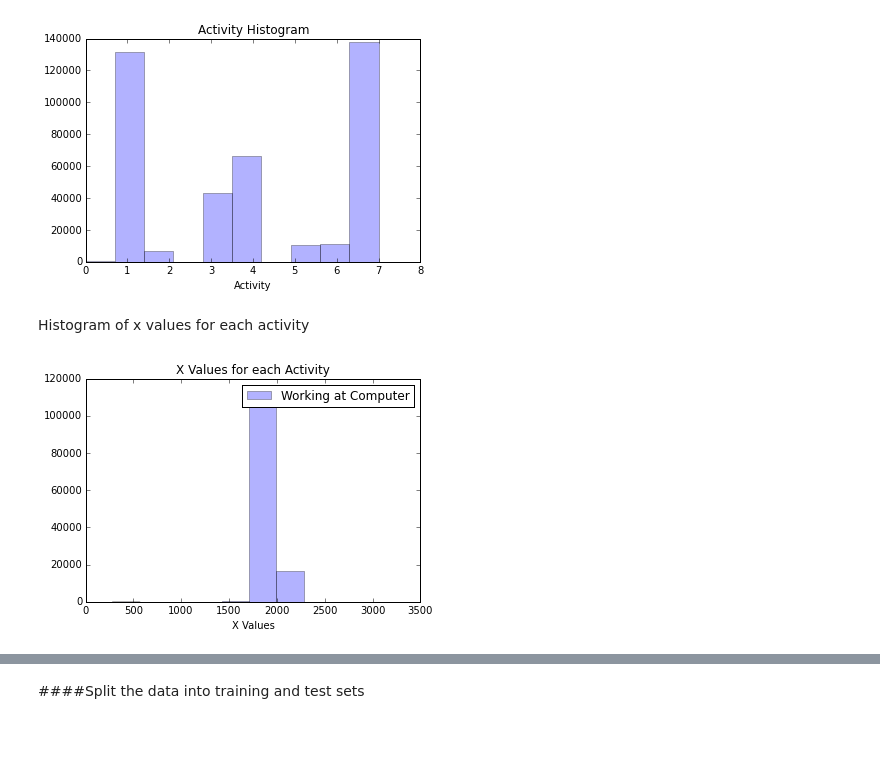
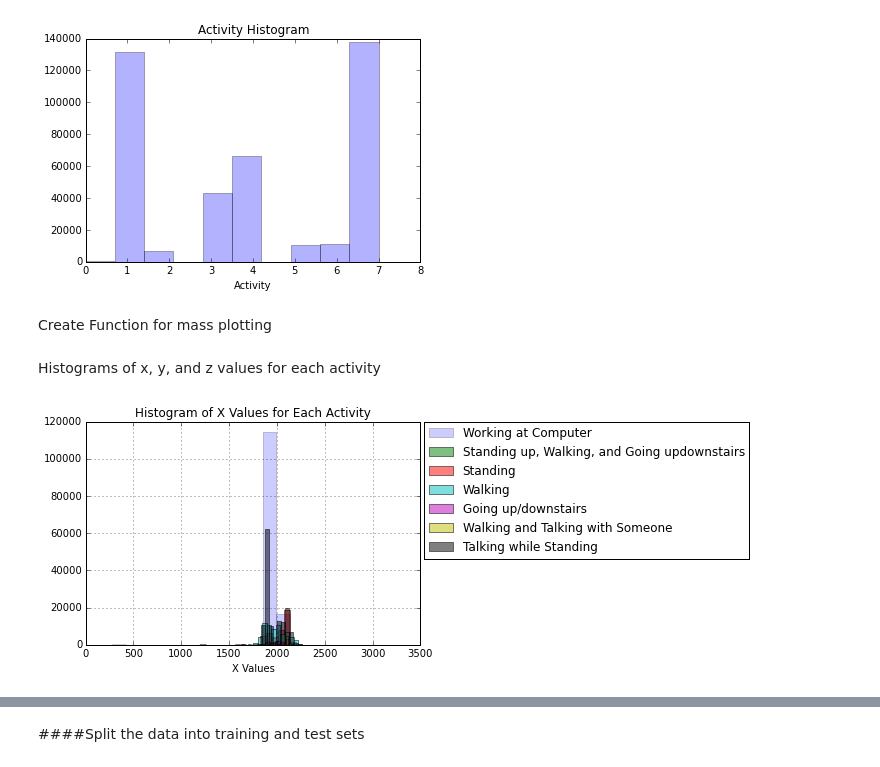
Before and after one commit to molliemarie/DS-Projects, a Jupyter notebook: Accelerometer/accelerometer2.ipynb, the cells around one changed output, grey strips where cells are left out. Drawn from its saved outputs; the diff is of its cells as text; code cells hidden in the pictures; blank space fills up the shorter version.

Commit message:
added histograms for each feature

```diff
--- a/Accelerometer/accelerometer2.ipynb
+++ b/Accelerometer/accelerometer2.ipynb
@@ -310,6 +310,8 @@ pl.title('Activity Histogram')
 pl.show()
 # %% [output]
 [figure]
+# %% [markdown]
+Create Function for mass plotting
 # %%
 df1=df[df['activity']==1]
 df2=df[df['activity']==2]
@@ -321,19 +323,35 @@ df7=df[df['activity']==7]
 # df1.to_csv('df1.csv')
 # df2.to_csv('df2.csv')
 # df3.to_csv('df3.csv')
+# %%
+def plotfigs(value, x_label, title):
+    df1[value].hist(label = 'Working at Computer', alpha = 0.2, bins=20)
+    df2[value].hist(label = 'Standing up, Walking, and Going updownstairs', alpha = 0.5, bins=20)
+    df3[value].hist(label = 'Standing', alpha = 0.5, bins=20)
+    df4[value].hist(label = 'Walking', alpha = 0.5, bins=20)
+    df5[value].hist(label = 'Going up/downstairs', alpha = 0.5, bins=20)
+    df6[value].hist(label = 'Walking and Talking with Someone', alpha = 0.5, bins=20)
+    df7[value].hist(label = 'Talking while Standing', alpha = 0.5, bins=20)
+    pl.xlabel(x_label)
+    pl.legend(bbox_to_anchor=(2.0, 1.025))
+    pl.title(title)
+    pl.show()
+
+# def plotfigs(value, x_label, title):
+#     (df1[value]/len(df1)).hist(label = 'Working at Computer', alpha = 0.2)
+#     (df2[value]/len(df2)).hist(label = 'Standing up, Walking, and Going updownstairs', alpha = 0.5)
+#     (df3[value]/len(df3)).hist(label = 'Standing', alpha = 0.5)
+#     (df4[value]/len(df4)).hist(label = 'Walking', alpha = 0.5)
+#     (df5[value]/len(df5)).hist(label = 'Going up/downstairs', alpha = 0.5)
+#     (df6[value]/len(df6)).hist(label = 'Walking and Talking with Someone', alpha = 0.5)
+#     (df7[value]/len(df7)).hist(label = 'Talking while Standing', alpha = 0.5)
+#     pl.xlabel(x_label)
+#     pl.legend(bbox_to_anchor=(2.0, 1.025))
+#     pl.title(title)
+#     pl.show()
 # %% [markdown]
-Histogram of x values for each activity
+Histograms of x, y, and z values for each activity
-# %%
-pl.hist(df1['xval'], label = 'Working at Computer', alpha = 0.3)
-# pl.hist(df2['xval'], label = 'Standing up, Walking, and Going updownstairs', alpha = 0.3)
-# pl.hist(df3['xval'], label = 'Standing', alpha = 0.3)
-# pl.hist(df4['xval'], label = 'Walking', alpha = 0.3)
-# pl.hist(df5['xval'], label = 'Going up/downstairs', alpha = 0.3)
-# pl.hist(df6['xval'], label = 'Walking and Talking with Someone', alpha = 0.3)
-# pl.hist(df7['xval'], label = 'Talking while Standing', alpha = 0.3)
-pl.xlabel('X Values')
-pl.legend(loc='upper right')
-pl.title('X Values for each Activity')
-pl.show()
-# %% [output]
-[figure, removed]
+# %%
+plotfigs('xval', 'X Values', 'Histogram of X Values for Each Activity')
+# %% [output]
+[figure, added]
```
Also changed, not shown: parts of 17 cells of this notebook.
